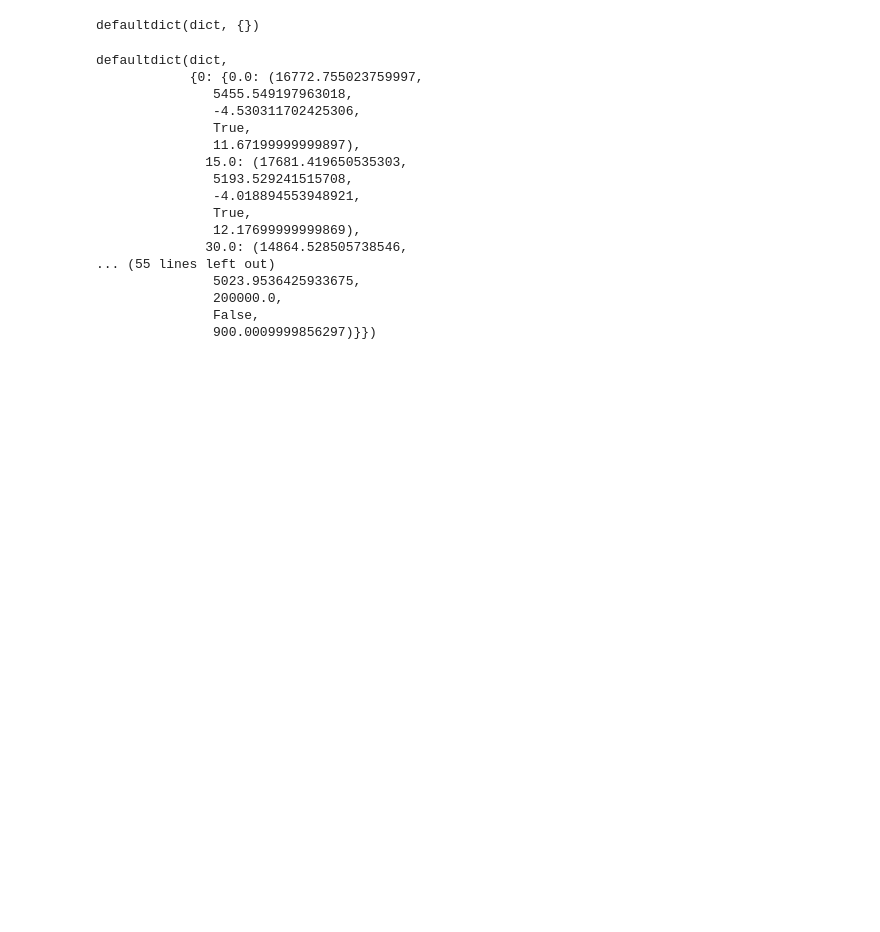
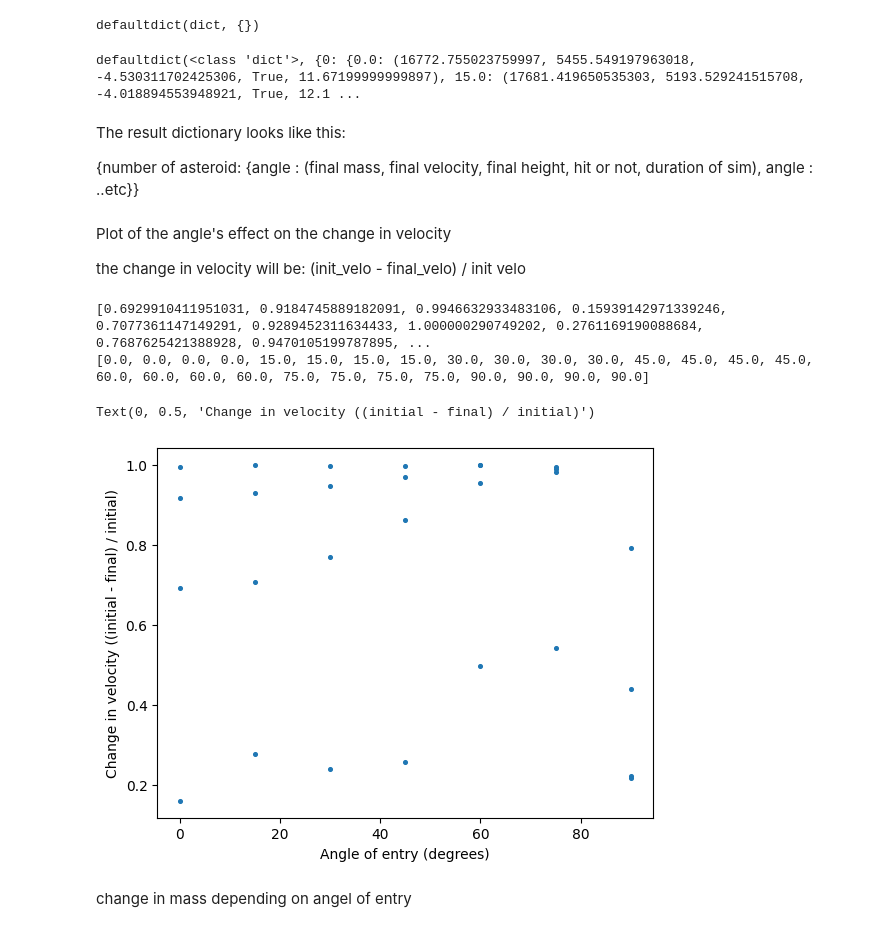
Before and after one commit to koenweverink/Roku-s-Bane, a Jupyter notebook: analysis.ipynb, the cells around one changed output. Drawn from its saved outputs; the diff is of its cells as text; code cells hidden in the pictures; blank space fills up the shorter version.

```diff
--- a/analysis.ipynb
+++ b/analysis.ipynb
@@ -109,7 +107,7 @@ results = defaultdict(dict)
 angles : list[float] = [0.0, 15.0, 30.0, 45.0, 60.0, 75.0, 90.0]
 
 for angle in angles:
-    for i in range(2):
+    for i in range(4):
         masses, velocities, heights, hit, t = sim(V_inits[i], M_inits[i], angle)
         results[i][angle] = (masses[int(t/dt)-1], velocities[int(t/dt)-1], heights[int(t/dt)-1], hit, t)
         # results[i]['final mass'][angles.index(angle)] = masses[int(t/dt)-1]
@@ -117,23 +115,41 @@ for angle in angles:
         # results[i]['final height'][angles.index(angle)] = heights[int(t/dt)-1]
         # results[i]['hit'].append(hit)
         # results[i]['time elapsed'][angles.index(angle)] = t
-# %%
-results
-# %% [output]
-defaultdict(dict,
-            {0: {0.0: (16772.755023759997,
-               5455.549197963018,
-               -4.530311702425306,
-               True,
-               11.67199999999897),
-              15.0: (17681.419650535303,
-               5193.529241515708,
-               -4.018894553948921,
-               True,
-               12.17699999999869),
-              30.0: (14864.528505738546,
-... (55 lines left out)
-               5023.9536425933675,
-               200000.0,
-               False,
-               900.0009999856297)}})
+# %%
+print(results)
+# %% [output]
+defaultdict(<class 'dict'>, {0: {0.0: (16772.755023759997, 5455.549197963018, -4.530311702425306, True, 11.67199999999897), 15.0: (17681.419650535303, 5193.529241515708, -4.018894553948921, True, 12.1 ...
+# %% [markdown]
+The result dictionary looks like this:
+
+{number of asteroid: {angle : (final mass, final velocity, final height, hit or not, duration of sim), angle : ..etc}}
+# %% [markdown]
+Plot of the angle's effect on the change in velocity
+
+the change in velocity will be:
+(init_velo - final_velo) / init velo
+# %%
+angles_plt : list[float] = []
+velo_change: list[float] = []
+
+for angle in angles:
+    for asteroid in results:
+        start_velo = V_inits[asteroid]
+        end_velo = results[asteroid][angle][1]
+        velo_change.append((start_velo - end_velo) / start_velo)
+        angles_plt.append(angle)
+
+print(velo_change)
+print(angles_plt)
+# %% [output]
+[0.6929910411951031, 0.9184745889182091, 0.9946632933483106, 0.15939142971339246, 0.7077361147149291, 0.9289452311634433, 1.000000290749202, 0.2761169190088684, 0.7687625421388928, 0.9470105199787895, ...
+[0.0, 0.0, 0.0, 0.0, 15.0, 15.0, 15.0, 15.0, 30.0, 30.0, 30.0, 30.0, 45.0, 45.0, 45.0, 45.0, 60.0, 60.0, 60.0, 60.0, 75.0, 75.0, 75.0, 75.0, 90.0, 90.0, 90.0, 90.0]
+# %%
+plt.scatter(angles_plt, velo_change, s = 7, )
+plt.xlabel('Angle of entry (degrees)')
+plt.ylabel('Change in velocity ((initial - final) / initial)')
+# %% [output]
+Text(0, 0.5, 'Change in velocity ((initial - final) / initial)')
+[figure, added]
+# %% [markdown]
+change in mass depending on angel of entry
```
Also changed, not shown: parts of 9 cells of this notebook.
